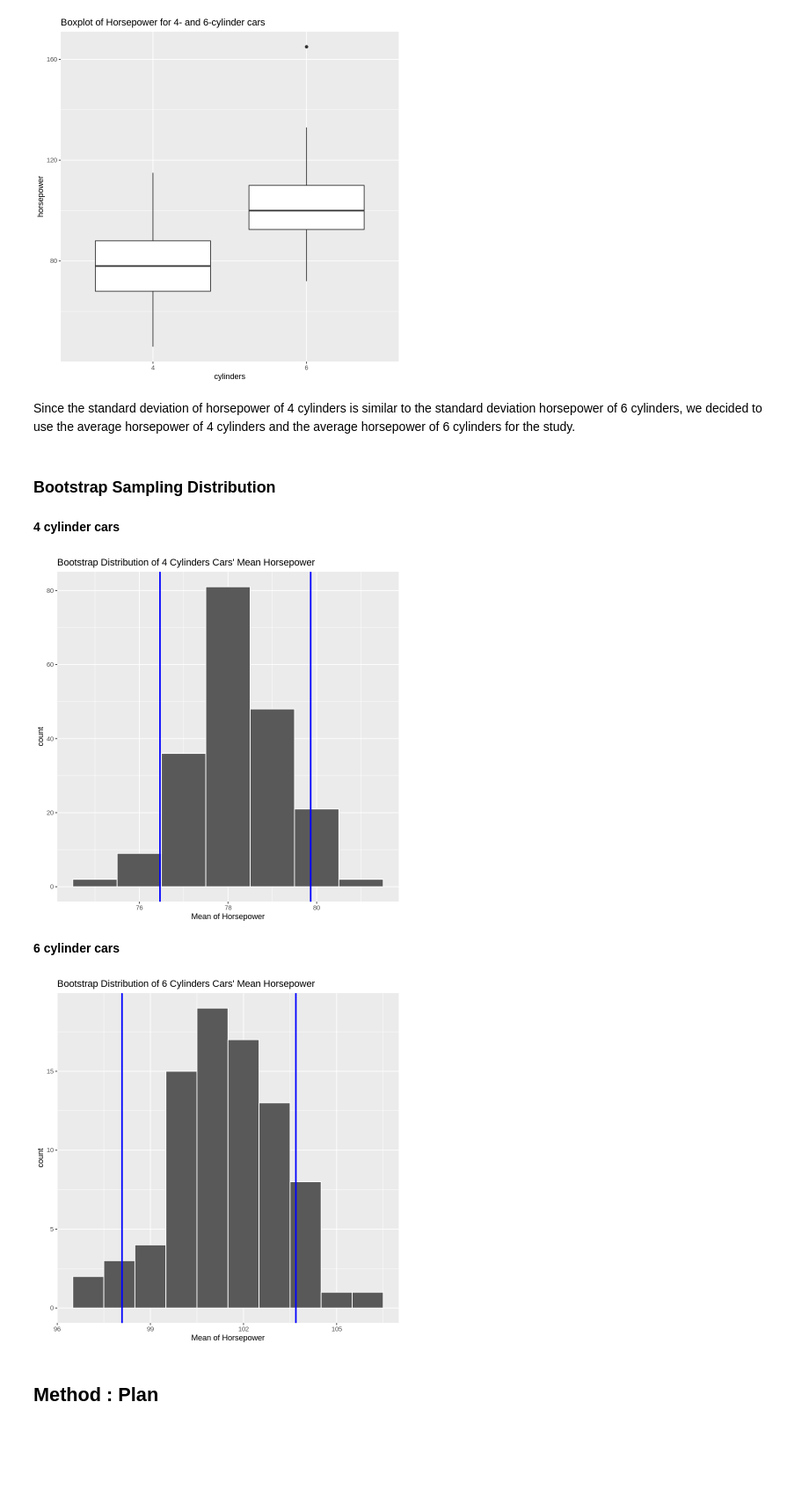
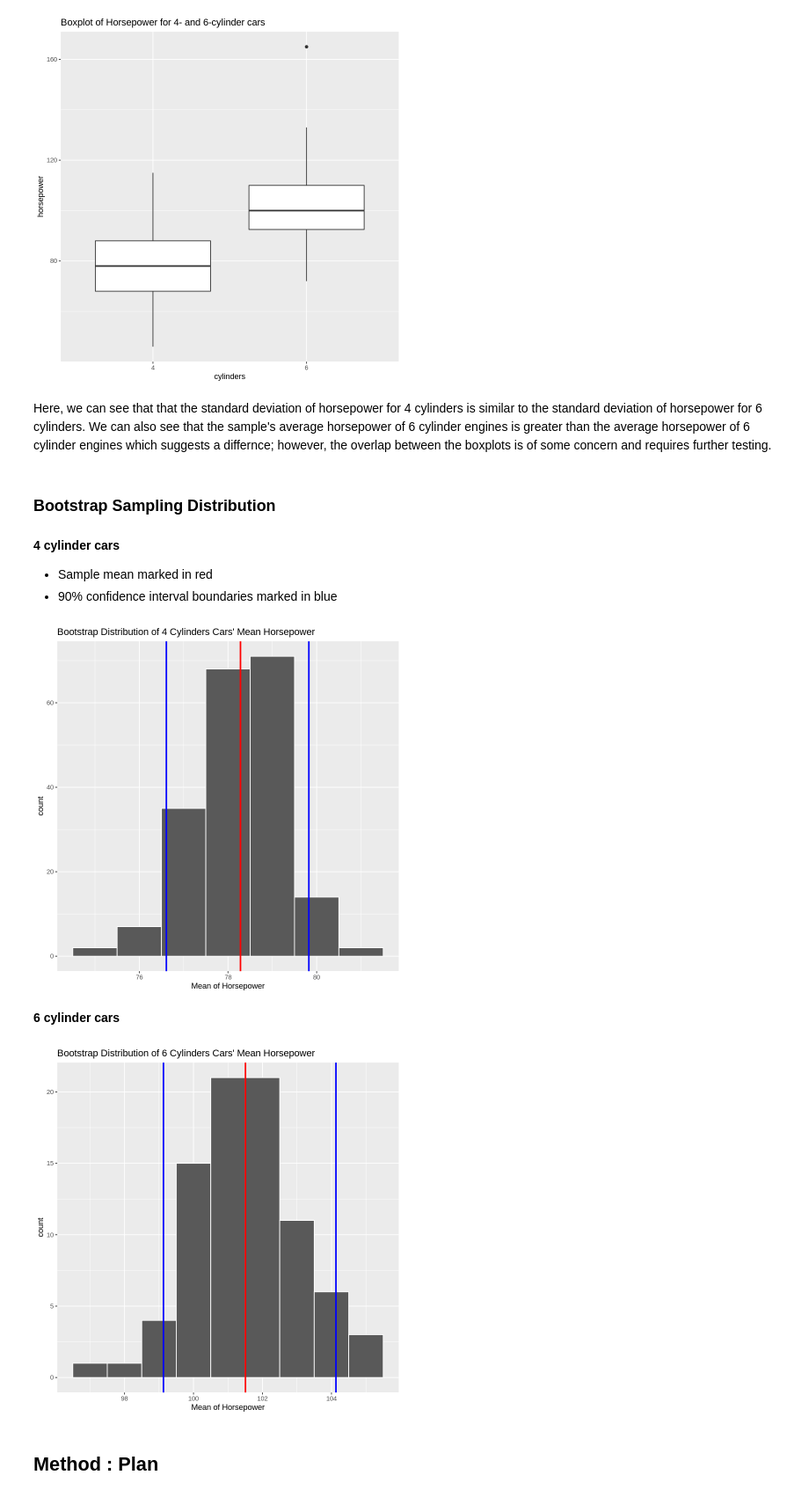
Before and after one commit to FanXiaoran/Team14_Project, a Jupyter notebook: project_proposal.ipynb, the cells around one changed output. Shown at 88% size. Saved outputs shown, nothing was run; the diff lists cells and outputs as text; code cells hidden in the pictures; blank space fills up the shorter version.

Commit message:
set seed and added mean value to plots

```diff
--- a/project_proposal.ipynb
+++ b/project_proposal.ipynb
@@ -147,11 +137,13 @@ cars_boxplot
 # %% [output]
 [figure]
 # %% [markdown]
-Since the standard deviation of horsepower of 4 cylinders is similar to the standard deviation horsepower of 6 cylinders, we decided to use the average horsepower of 4 cylinders and the average horsepower of 6 cylinders for the study.
+Here, we can see that that the standard deviation of horsepower for 4 cylinders is similar to the standard deviation of horsepower for 6 cylinders. We can also see that the sample's average horsepower of 6 cylinder engines is greater than the average horsepower of 6 cylinder engines which suggests a differnce; however, the overlap between the boxplots is of some concern and requires further testing.
 # %% [markdown]
 ### Bootstrap Sampling Distribution
 # %% [markdown]
-**4 cylinder cars**
+**4 cylinder cars** <br>
+- Sample mean marked in red
+- 90% confidence interval boundaries marked in blue
 # %%
 cars_bootstrapped1 <- cars %>%
     filter(cylinders == "4") %>%
@@ -167,35 +159,37 @@ cars_4cylinders_plot <- cars_bootstrapped1 %>%
     geom_histogram(binwidth = 1, color = "white") +
     geom_vline(xintercept = cars_ci1[[1]], color = "blue", size = 1) +
     geom_vline(xintercept = cars_ci1[[2]], color = "blue", size = 1) +
+    geom_vline(xintercept = cars_summ_hp[[1,3]], color = "red", size = 1) +
     xlab("Mean of Horsepower") +
     ggtitle("Bootstrap Distribution of 4 Cylinders Cars' Mean Horsepower")
 
 cars_4cylinders_plot
 # %% [output]
-[figure, old version]
+[figure, new version]
 # %% [markdown]
 **6 cylinder cars**
 # %%
 cars_bootstrapped2 <- cars %>%
     filter(cylinders == "6") %>%
     specify(response = horsepower) %>%
     generate(type = "bootstrap", reps = 83) %>%
     calculate(stat = "mean")
 
 cars_ci2 <- cars_bootstrapped2 %>%
     get_confidence_interval(level = 0.90, type = "percentile")
 
 cars_6cylinders_plot <- cars_bootstrapped2 %>%
     ggplot(aes(x = stat)) +
     geom_histogram(binwidth = 1, color = "white") +
     geom_vline(xintercept = cars_ci2[[1]], color = "blue", size = 1) +
     geom_vline(xintercept = cars_ci2[[2]], color = "blue", size = 1) +
+    geom_vline(xintercept = cars_summ_hp[[2,3]], color = "red", size = 1) +
     xlab("Mean of Horsepower") +
     ggtitle("Bootstrap Distribution of 6 Cylinders Cars' Mean Horsepower")
 
 cars_6cylinders_plot
 # %% [output]
-[figure, old version]
+[figure, new version]
 # %% [markdown]
 ## Method : Plan
 # %% [markdown]
```
Also changed, not shown: parts of 2 cells of this notebook.
